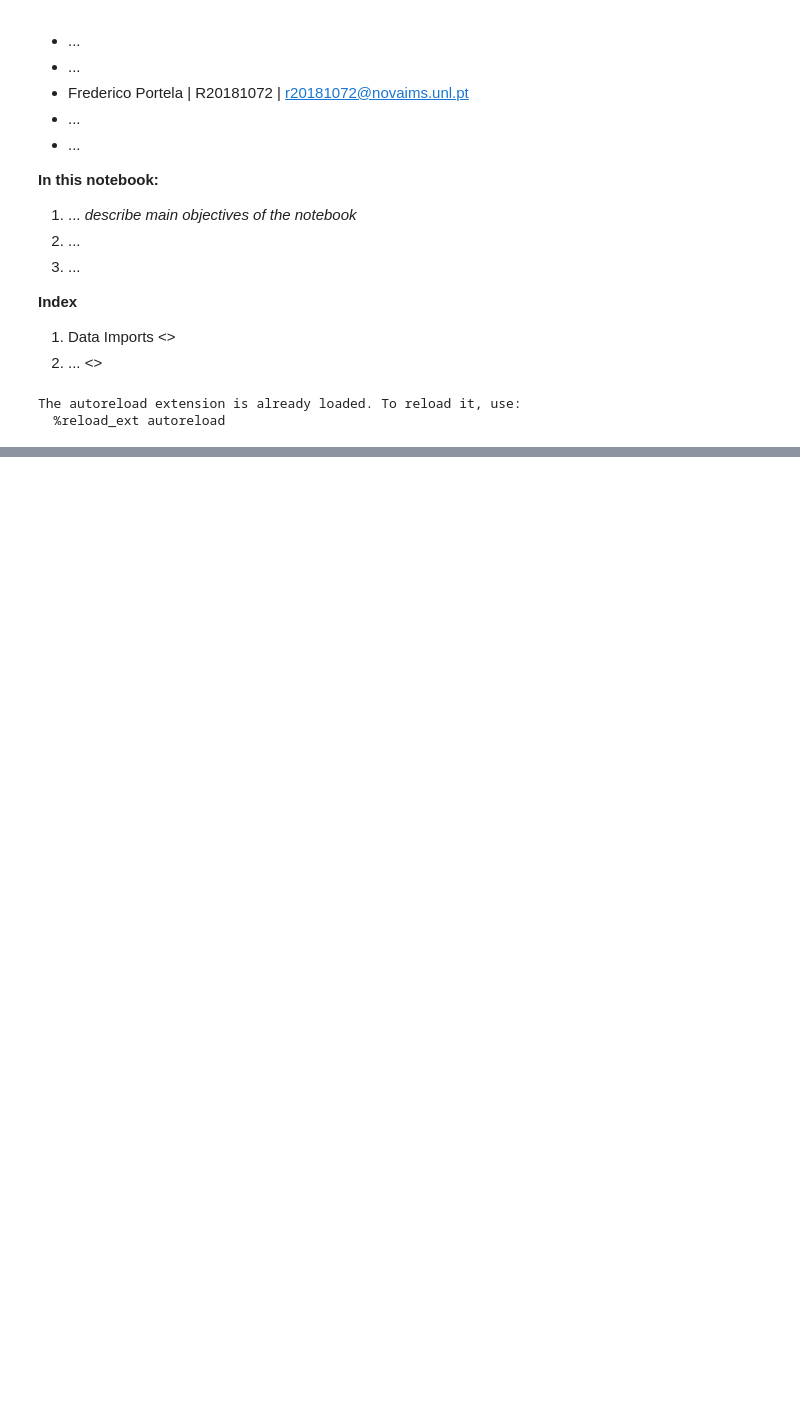
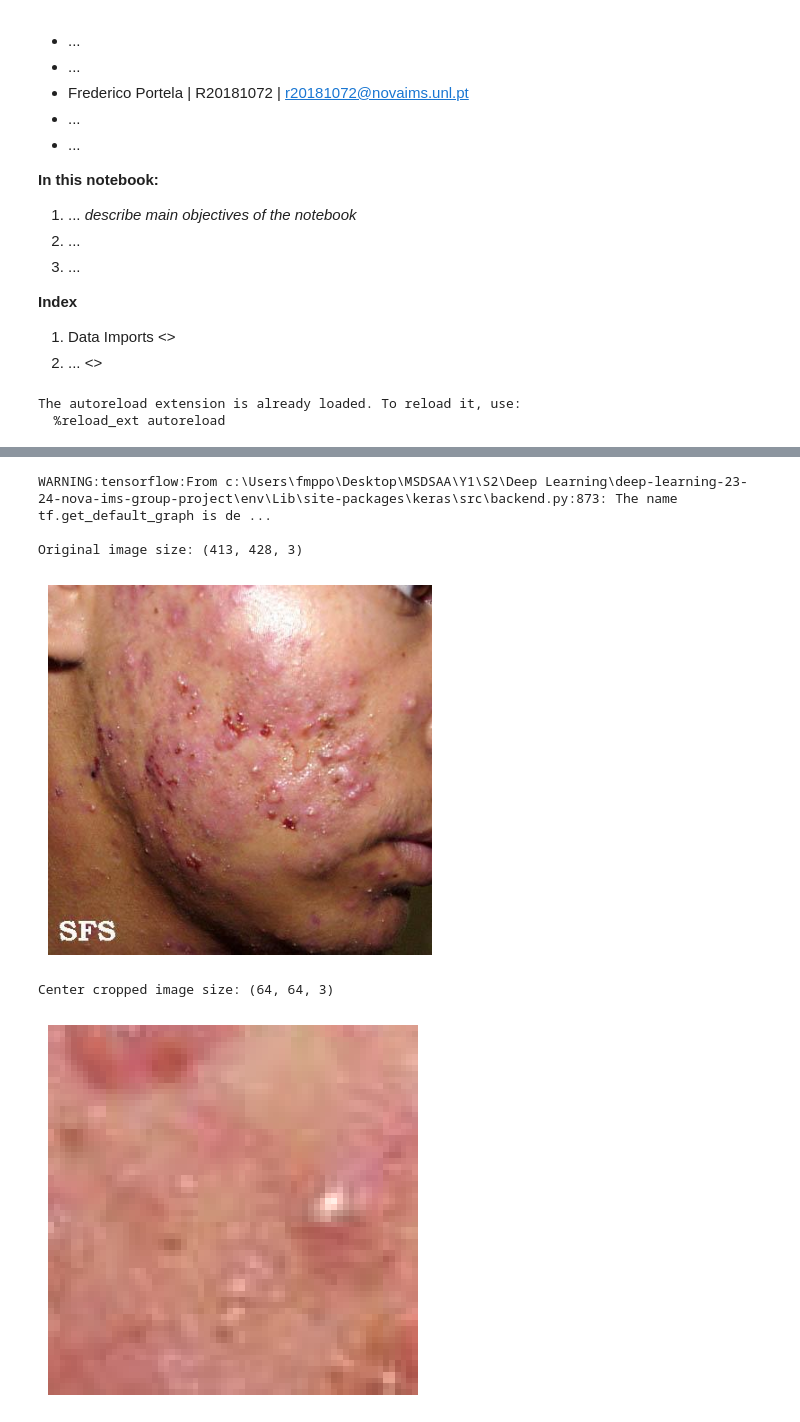
Before and after one commit to samueldatasci/deep-learning-23-24-nova-ims-group-project, a Jupyter notebook: 3-model-train.ipynb, the cells around one changed output, grey strips where cells are left out. Saved outputs shown, nothing was run; the diff lists cells and outputs as text; code cells hidden in the pictures; blank space fills up the shorter version.

```diff
--- a/3-model-train.ipynb
+++ b/3-model-train.ipynb
@@ -446,18 +457,47 @@ def model_builder(head_model: tf.keras.models.Sequential,
 
     return model
 # %%
-# *********************************
-# Image preprocessing pipeline
-# *********************************
+# ***********************************
+# Image preprocessing - Center Crop
+# ***********************************
 
 # TODO
 # black hat
+# grabcut
 # center crop images
 # standardize images
 # contrast
 
-# TODO: ideas of image preprocessing: https://medium.com/@maahip1304/the-complete-guide-to-image-preprocessing-techniques-in-python-dca30804550c
+# TODO: ideas of image preprocessing:
+# https://medium.com/@maahip1304/the-complete-guide-to-image-preprocessing-techniques-in-python-dca30804550c
 preprocessing_pipeline = tf.keras.models.Sequential([
     tf.keras.layers.Rescaling(1./255),
     tf.keras.layers.CenterCrop(64, 64)
 ], name='preprocessing_pipeline')
+
+# example
+img_path = os.path.join('data', 'train', 'acne', '3c83e78f36f0dd1cbbd4e6e23a73d5c1.jpg')
+img = Image.open(img_path)
+img_array = np.array(img)
+print(f'Original image size: {img_array.shape}')
+plt.imshow(img_array)
+plt.axis('off')
+plt.show()
+
+# convert to array and make batch of 1
+img_array = np.array(img)
+img_array = np.expand_dims(img_array, axis=0)
+
+# reconvert pre processed image
+pp_img = preprocessing_pipeline(img_array).numpy().squeeze()
+print(f'Center cropped image size: {pp_img.shape}')
+plt.imshow(pp_img)
+plt.axis('off')
+plt.show()
+# %% [output]
+WARNING:tensorflow:From c:\Users\fmppo\Desktop\MSDSAA\Y1\S2\Deep Learning\deep-learning-23-24-nova-ims-group-project\env\Lib\site-packages\keras\src\backend.py:873: The name tf.get_default_graph is de ...
+
+Original image size: (413, 428, 3)
+[figure, added]
+Center cropped image size: (64, 64, 3)
+[figure, added]
```
Also changed, not shown: parts of 20 cells of this notebook, 1 other file.
